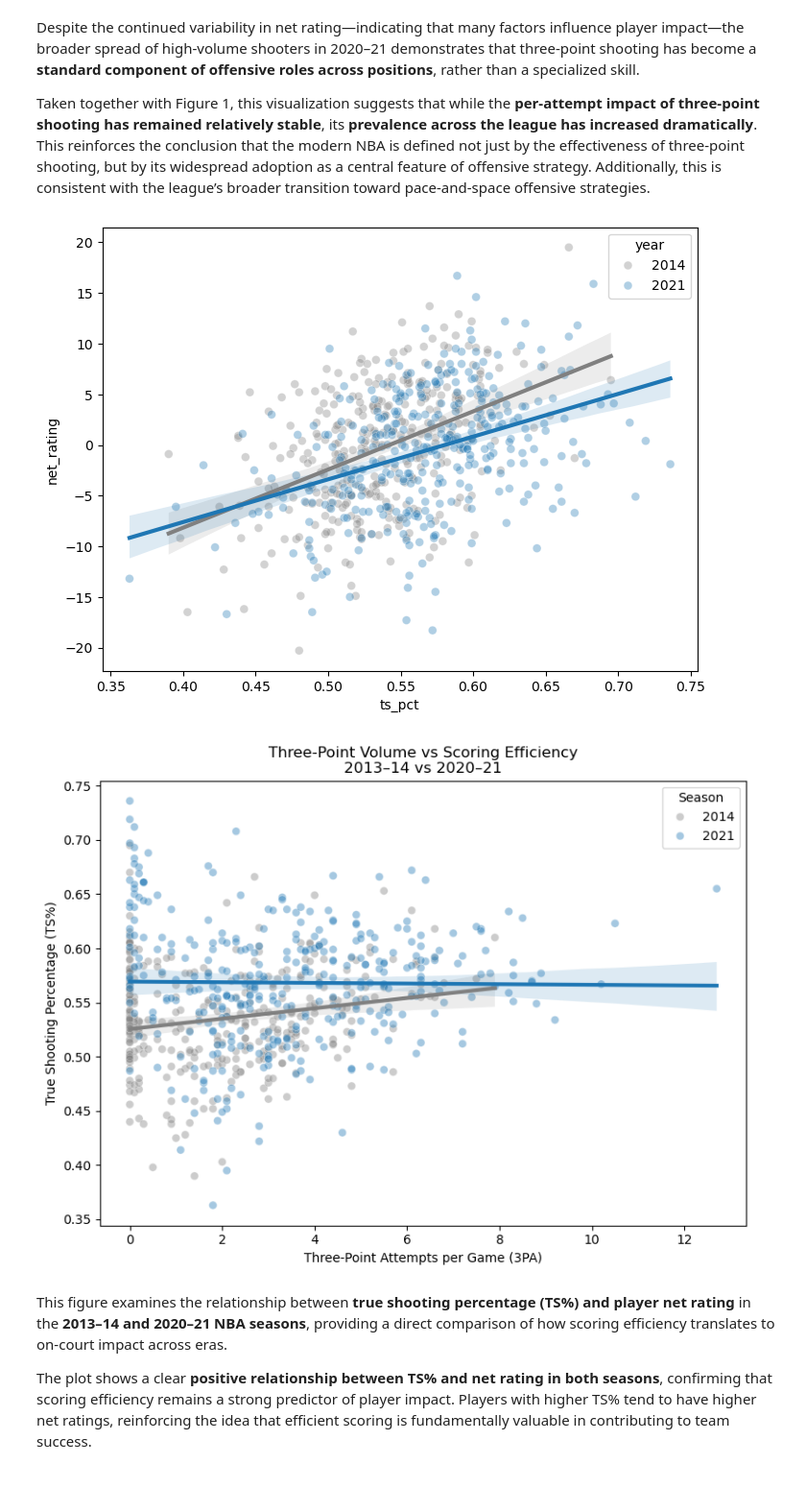
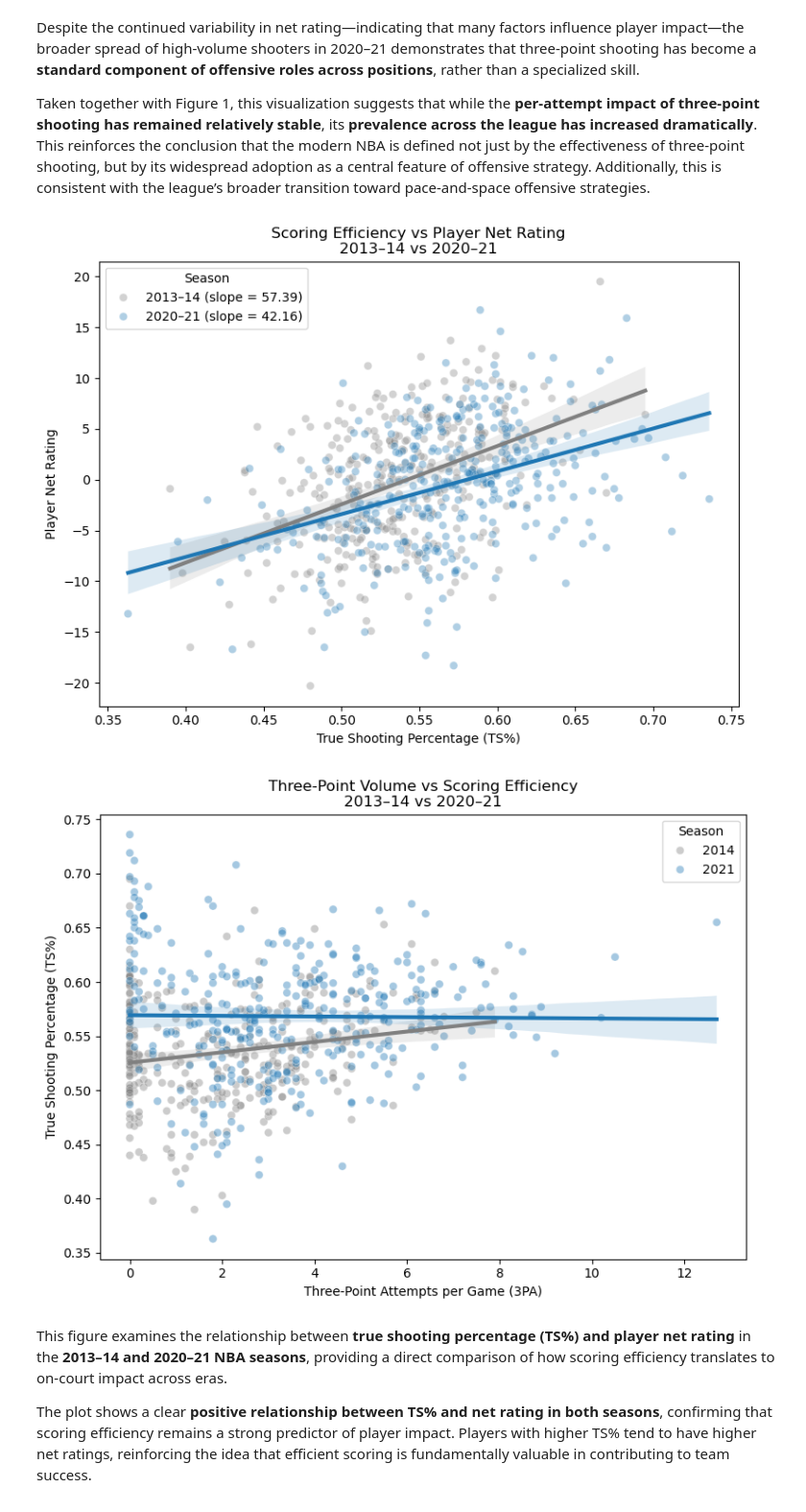
Before and after one commit to Logan44443/216Project, a Jupyter notebook: Project/RQ1.ipynb, the cells around one changed output. Shown at 96% size. Drawn from its saved outputs; the diff is of its cells as text; code cells hidden in the pictures.

```diff
--- a/Project/RQ1.ipynb
+++ b/Project/RQ1.ipynb
@@ -631,6 +646,24 @@ sns.regplot(
     line_kws={"linewidth":3}
 )
 
+plt.title("Scoring Efficiency vs Player Net Rating\n2013–14 vs 2020–21")
+plt.xlabel("True Shooting Percentage (TS%)")
+plt.ylabel("Player Net Rating")
+
+# Clean legend with slopes
+handles, _ = plt.gca().get_legend_handles_labels()
+plt.legend(
+    handles,
+    [
+        f"2013–14 (slope = {slopes_ts[2014]:.2f})",
+        f"2020–21 (slope = {slopes_ts[2021]:.2f})"
+    ],
+    title="Season"
+)
+
+plt.tight_layout()
+plt.show()
+
 plt.figure(figsize=(8,6))
 
 sns.scatterplot(
@@ -642,34 +675,35 @@ sns.scatterplot(
     alpha=0.4,
     s=40
 )
 
 sns.regplot(
     data=rq1_df[rq1_df["year"] == 2014],
     x="3pa",
     y="ts_pct",
     scatter=False,
     color="gray",
     line_kws={"linewidth":3}
 )
 
 sns.regplot(
     data=rq1_df[rq1_df["year"] == 2021],
     x="3pa",
     y="ts_pct",
     scatter=False,
     color="#1f77b4",
     line_kws={"linewidth":3}
 )
 
 plt.title("Three-Point Volume vs Scoring Efficiency\n2013–14 vs 2020–21")
 plt.xlabel("Three-Point Attempts per Game (3PA)")
 plt.ylabel("True Shooting Percentage (TS%)")
 
 plt.legend(title="Season")
+
 plt.tight_layout()
 plt.show()
 # %% [output]
-[figure, old version]
+[figure, new version]
 [figure]
 # %% [markdown]
 This figure examines the relationship between **true shooting percentage (TS%) and player net rating** in the **2013–14 and 2020–21 NBA seasons**, providing a direct comparison of how scoring efficiency translates to on-court impact across eras.
```
Also changed, not shown: parts of 1 cell of this notebook.
